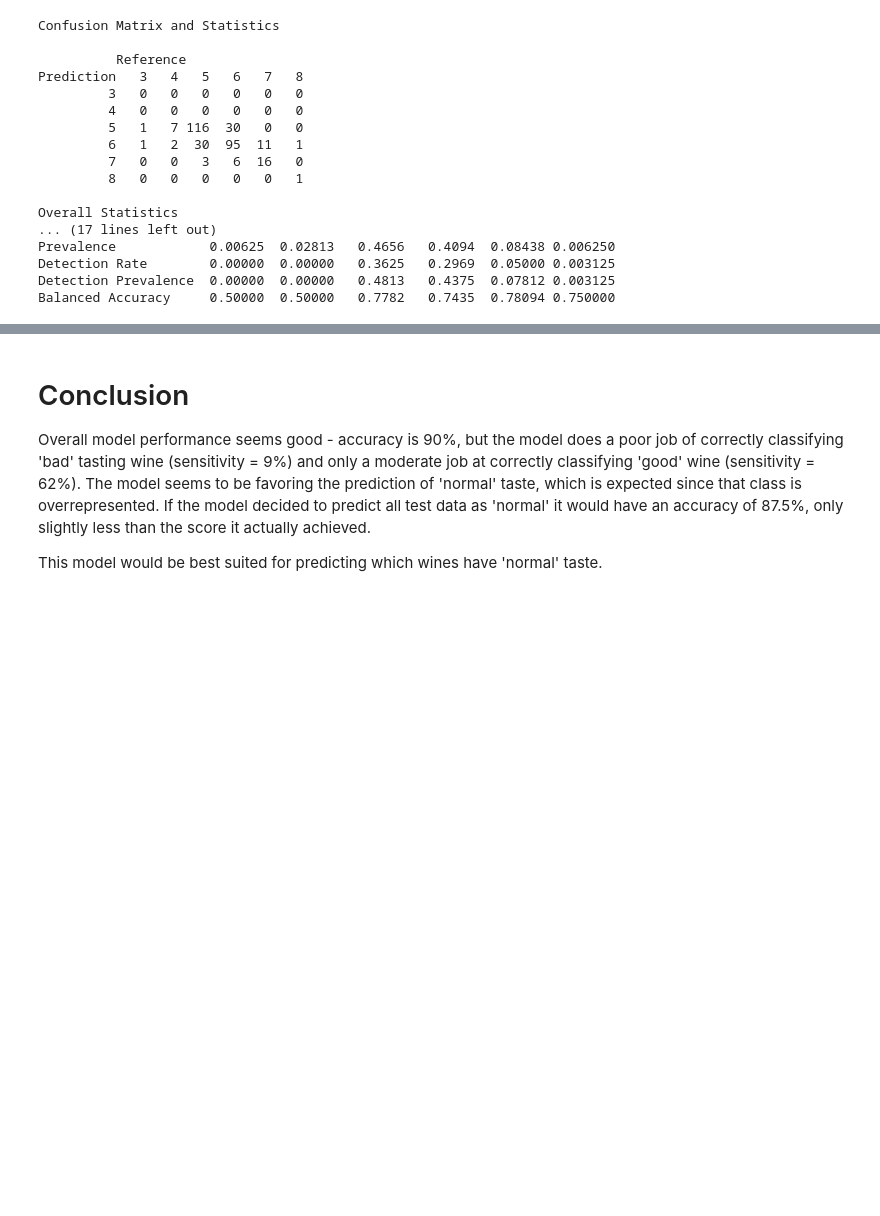
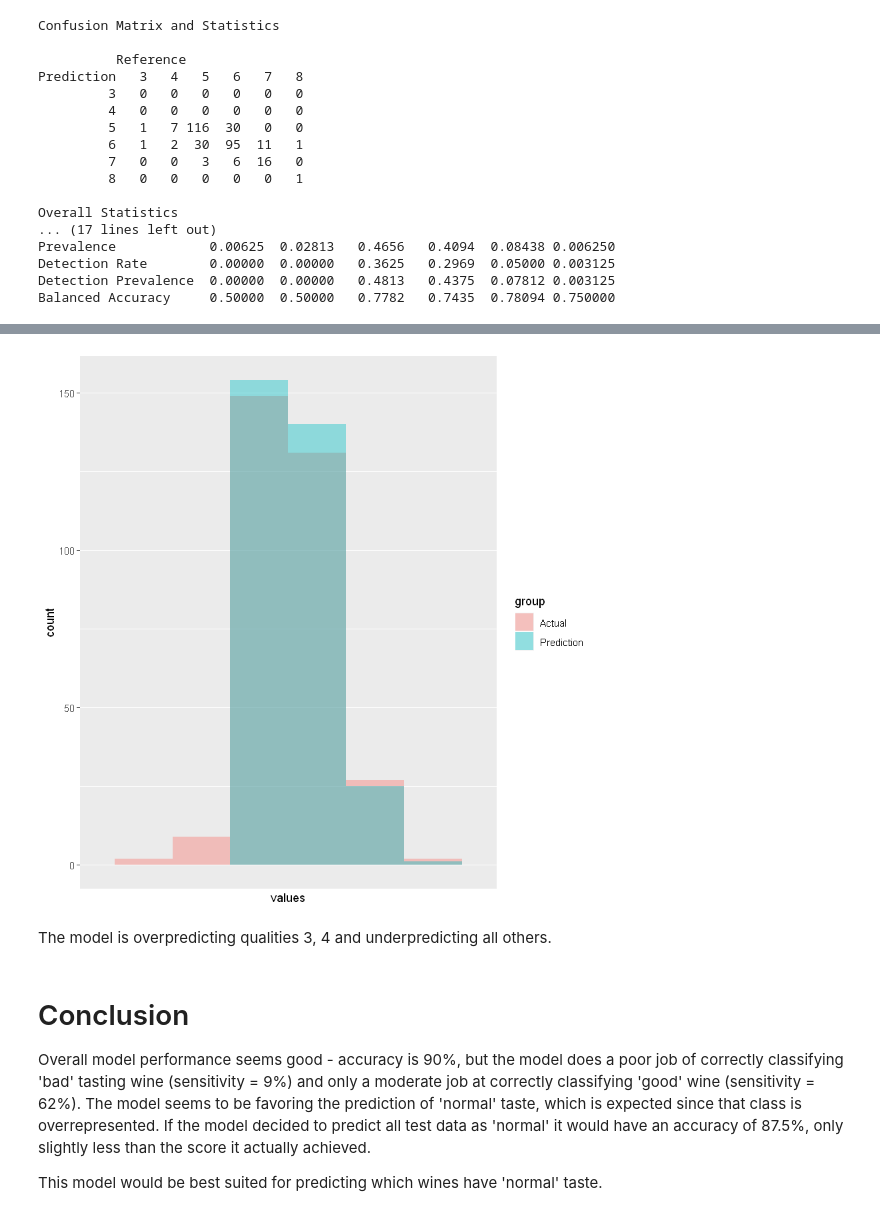
Before and after one commit to middlec000/water_potability, a Jupyter notebook: Code/Random-Forest_WIne-Quality.ipynb, the cells around one changed output, grey strips where cells are left out. Saved outputs shown, nothing was run; the diff lists cells and outputs as text; code cells hidden in the pictures; blank space fills up the shorter version.

```diff
--- a/Code/Random-Forest_WIne-Quality.ipynb
+++ b/Code/Random-Forest_WIne-Quality.ipynb
@@ -77,7 +139,7 @@ test <- wine[-samp, ]
 # %%
 library(randomForest)
 
-model <- randomForest(quality ~ ., data = train, ntree = 1000, mtry = 5)
+model <- randomForest(quality ~ ., data = train, ntree = 1000, mtry = 5, Importance = TRUE)
 
 model
 # %% [output]
@@ -103,4 +160,0 @@ Confusion matrix:
-# %%
-prediction <- predict(model, newdata = test)
-
-table(prediction, test$quality)
@@ -117,7 +178,10 @@ Calculate model accuracy.
 # %%
 library(caret)
 
-confusionMatrix(prediction, test$quality)
+# Make predictions
+predictions <- predict(model, newdata = test)
+
+confusionMatrix(predictions, test$quality)
 # %% [output]
 Confusion Matrix and Statistics
 
@@ -154,0 +213,6 @@ summary(test$quality) * 100 / length(test$quality)
+# %%
+group <- c(rep("Prediction", length(predictions)),
+           rep("Actual", length(test$quality)))
+
+outcomes <- data.frame(values=c(as.numeric(prediction), as.numeric(test$quality)), group)
+head(outcomes)
@@ -155,3 +227,14 @@ summary(test$quality) * 100 / length(test$quality)
+# %%
+library(ggplot2)
+
+ggplot(outcomes, aes(x=values, fill=group)) +
+  geom_histogram(position = "identity", alpha = 0.4, bins = 6) +
+  scale_x_discrete(labels= c('1'='3', '2'='4', '3'='5', '4'='6', '5'='7', '6'='8'))
+  #axis(1, at=1:12, labels=c(3, 4, 5, 6, 7, 8))
+# %% [output]
+[figure, new version]
+# %% [markdown]
+The model is overpredicting qualities 3, 4 and underpredicting all others.
 # %% [markdown]
 # Conclusion
 Overall model performance seems good - accuracy is 90%, but the model does a poor job of correctly classifying 'bad' tasting wine (sensitivity = 9%) and only a moderate job at correctly classifying 'good' wine (sensitivity = 62%). The model seems to be favoring the prediction of 'normal' taste, which is expected since that class is overrepresented. If the model decided to predict all test data as 'normal' it would have an accuracy of 87.5%, only slightly less than the score it actually achieved.
```
Also changed, not shown: parts of 20 cells of this notebook, 1 other file.
